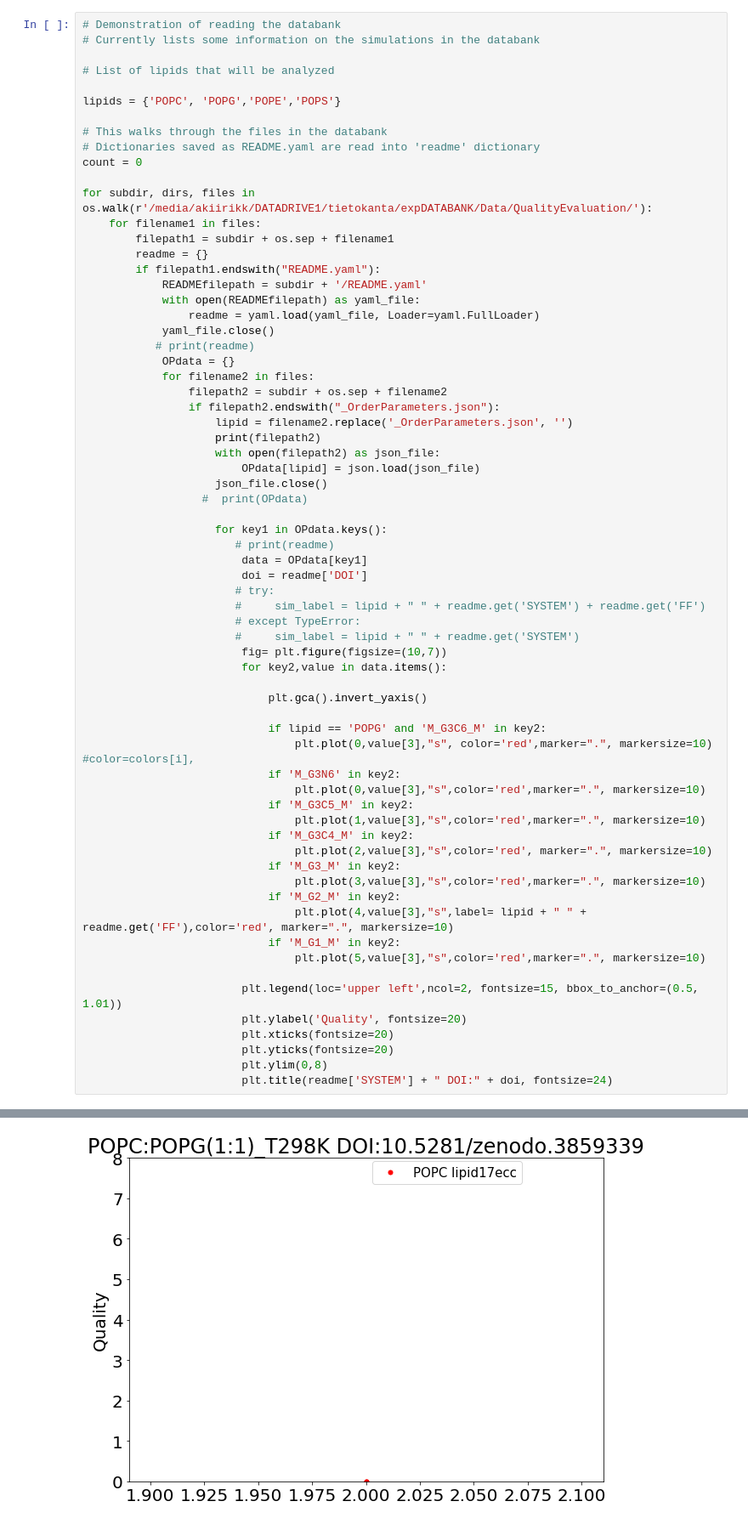
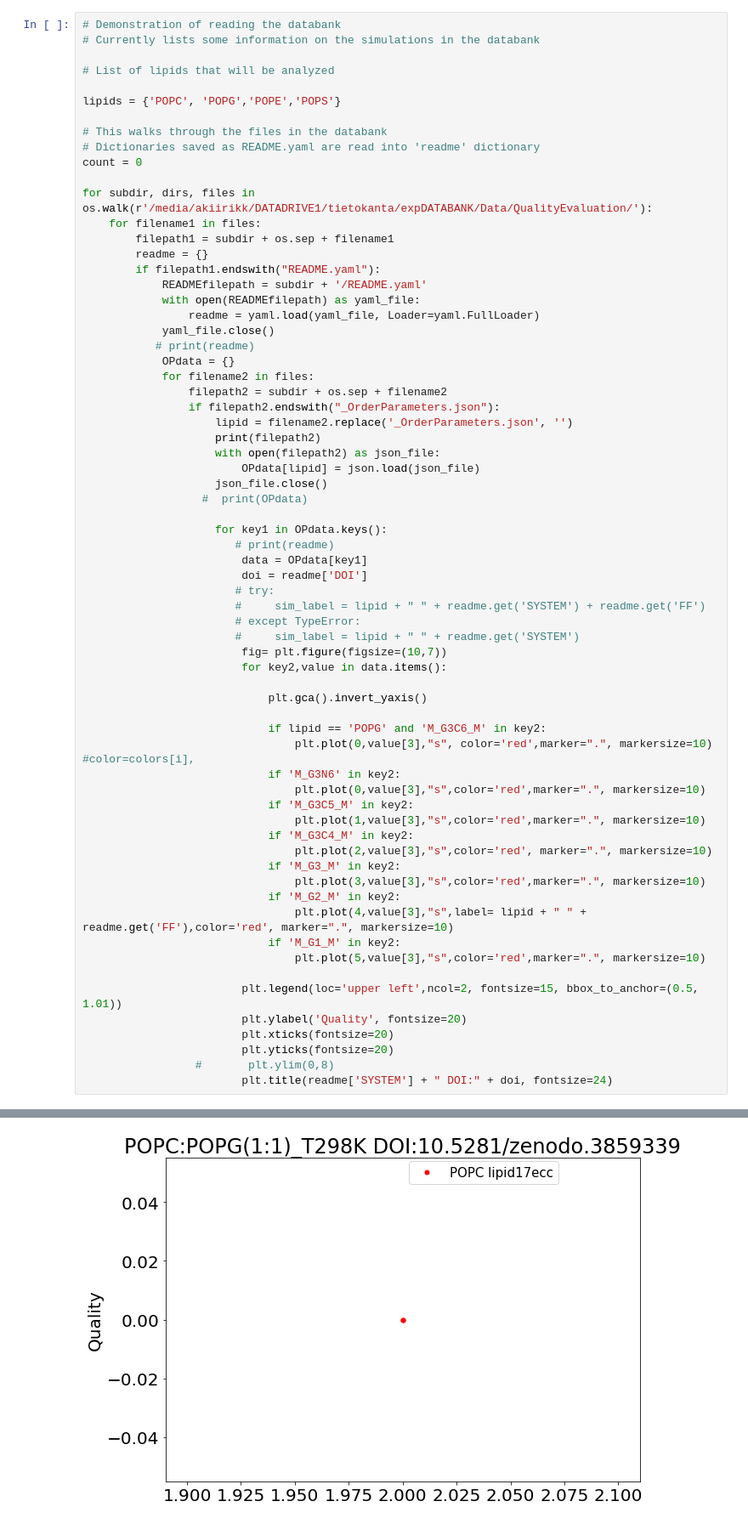
Before and after one commit to nencini/expDATABANK, a Jupyter notebook: scripts/plotQuality.ipynb, the cells around one changed output, grey strips where cells are left out. Shown: that part at 85% size. Saved outputs shown, nothing was run; the diff lists cells and outputs as text.

```diff
--- a/scripts/plotQuality.ipynb
+++ b/scripts/plotQuality.ipynb
@@ -84,7 +84,7 @@ for subdir, dirs, files in os.walk(r'/media/akiirikk/DATADRIVE1/tietokanta/expDA
                         plt.ylabel('Quality', fontsize=20)
                         plt.xticks(fontsize=20)
                         plt.yticks(fontsize=20)
-                        plt.ylim(0,8)
+                 #       plt.ylim(0,8)
                         plt.title(readme['SYSTEM'] + " DOI:" + doi, fontsize=24)
 # %% [output]
 /media/akiirikk/DATADRIVE1/tietokanta/expDATABANK/Data/QualityEvaluation/1b2/6e6/1b26e6c750b4f39c37770422cd4d3c40240cf111/995bc873b811ca09c916b47784fa33bb9d793732/POPS_OrderParameters.json
@@ -100 +100 @@ for subdir, dirs, files in os.walk(r'/media/akiirikk/DATADRIVE1/tietokanta/expDA
-[figure, old version]
+[figure, new version]
```
Also changed, not shown: parts of 1 cell of this notebook.
